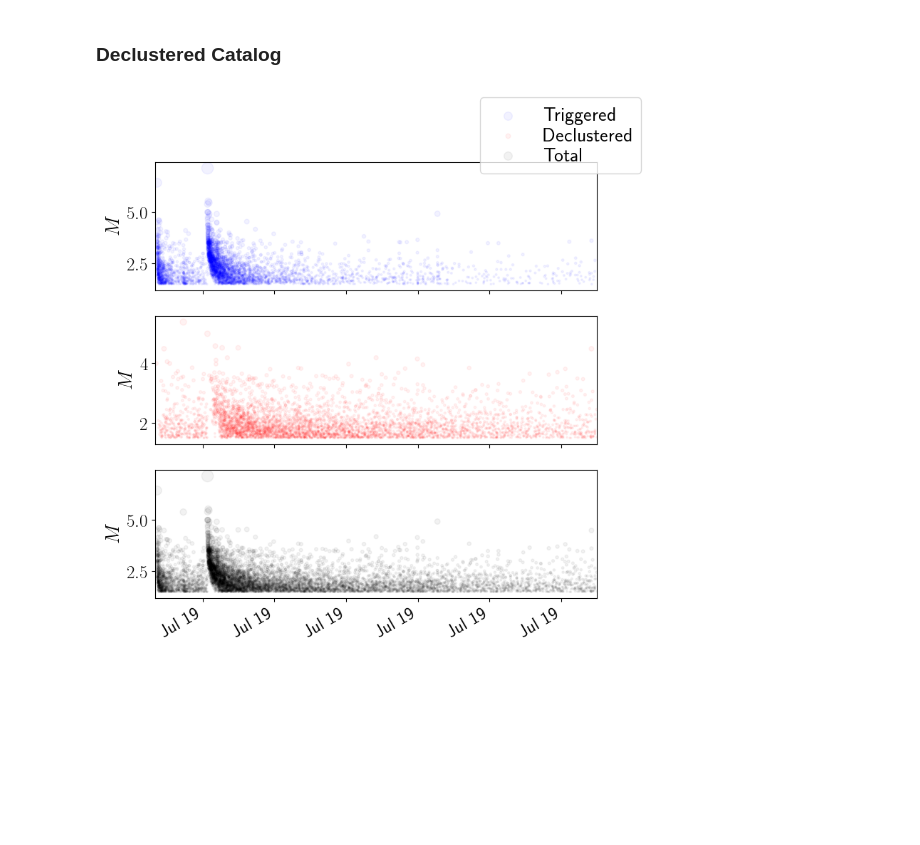
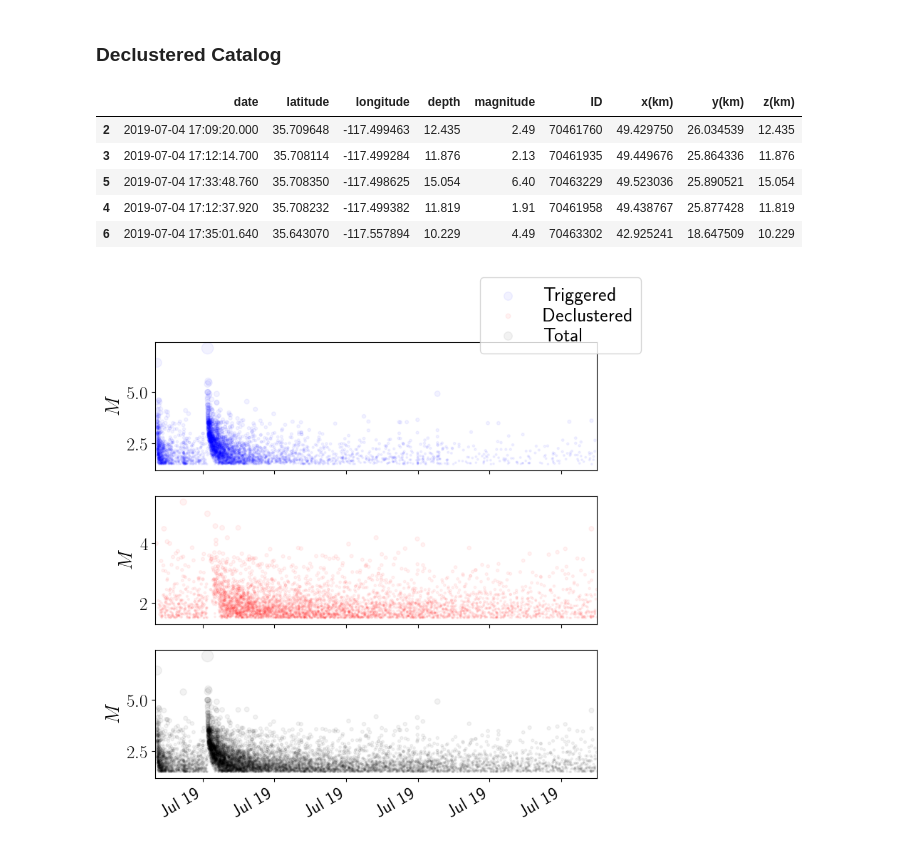
Before and after one commit to kkarimi62/Swarm, a Jupyter notebook: RidgeCrest2019_recovered.ipynb, the cells around one changed output. Cells and saved outputs as stored; diff of their text form; code cells hidden in the pictures; blank space fills up the shorter version.

```diff
--- a/RidgeCrest2019_recovered.ipynb
+++ b/RidgeCrest2019_recovered.ipynb
@@ -1848,6 +1844,15 @@ print 'trig_ratio=%s'%trig_ratio
 trig_ratio=0.476391752577
 # %% [markdown]
 ### Declustered Catalog
+# %%
+df_triggered.head()
+# %% [output]
+|  | date | latitude | longitude | depth | magnitude | ID | x(km) | y(km) | z(km) |
+| 2 | 2019-07-04 17:09:20.000 | 35.709648 | -117.499463 | 12.435 | 2.49 | 70461760 | 49.429750 | 26.034539 | 12.435 |
+| 3 | 2019-07-04 17:12:14.700 | 35.708114 | -117.499284 | 11.876 | 2.13 | 70461935 | 49.449676 | 25.864336 | 11.876 |
+| 5 | 2019-07-04 17:33:48.760 | 35.708350 | -117.498625 | 15.054 | 6.40 | 70463229 | 49.523036 | 25.890521 | 15.054 |
+| 4 | 2019-07-04 17:12:37.920 | 35.708232 | -117.499382 | 11.819 | 1.91 | 70461958 | 49.438767 | 25.877428 | 11.819 |
+| 6 | 2019-07-04 17:35:01.640 | 35.643070 | -117.557894 | 10.229 | 4.49 | 70463302 | 42.925241 | 18.647509 | 10.229 |
 # %%
 #--- plot complete catalog
 
```
Also changed, not shown: parts of 25 cells of this notebook, 11 other files.
